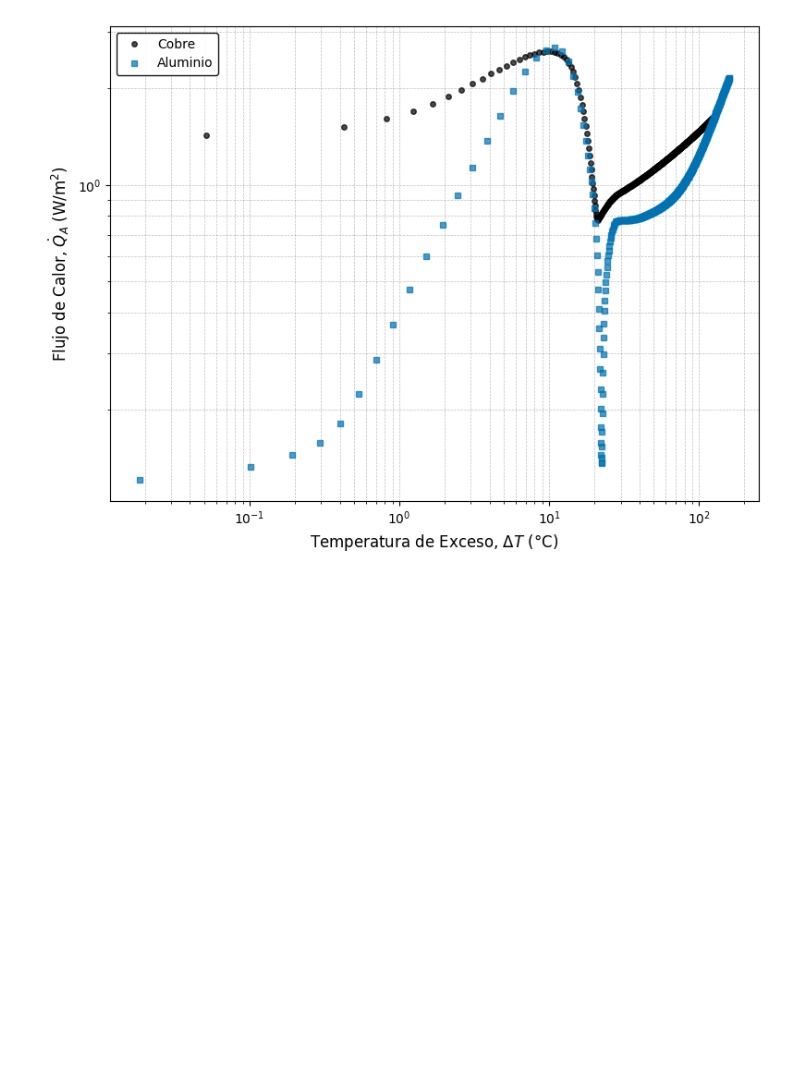
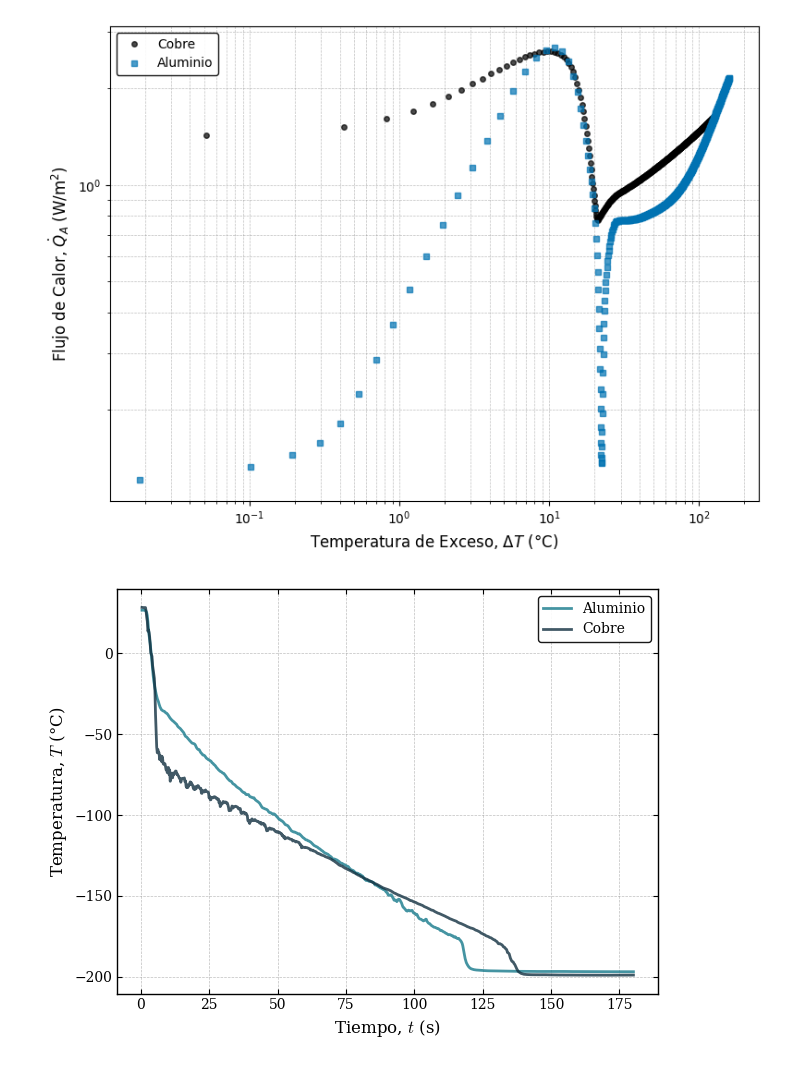
Before and after one commit to labo4gruporocco/Santi, a Jupyter notebook: Leidenfrost/analisis.ipynb, the cells around one changed output. Cells and saved outputs as stored; diff of their text form; code cells hidden in the pictures; blank space fills up the shorter version.

```diff
--- a/Leidenfrost/analisis.ipynb
+++ b/Leidenfrost/analisis.ipynb
@@ -812,3 +817,13 @@ plt.legend(loc='upper left', fontsize=10, framealpha=0.9, edgecolor='black')
 plt.tight_layout()
 # %% [output]
 [figure]
+# %%
+plt.plot(tal,Tal, label='Aluminio', color=colors[1], linewidth=2, alpha=0.8)
+plt.plot(tcu,Tcu, label='Cobre', color=colors[0], linewidth=2, alpha=0.8)
+plt.grid(True, which="major", ls="--", color='gray', linewidth=0.5, alpha=0.5)
+plt.xlabel('Tiempo, $t$ (s)', fontsize=12)
+plt.ylabel('Temperatura, $T$ (°C)', fontsize=12)
+plt.legend(loc='upper right', fontsize=10, framealpha=0.9, edgecolor='black')
+plt.tight_layout()
+# %% [output]
+[figure, added]
```
Also changed, not shown: parts of 11 cells of this notebook, 3 other files.
